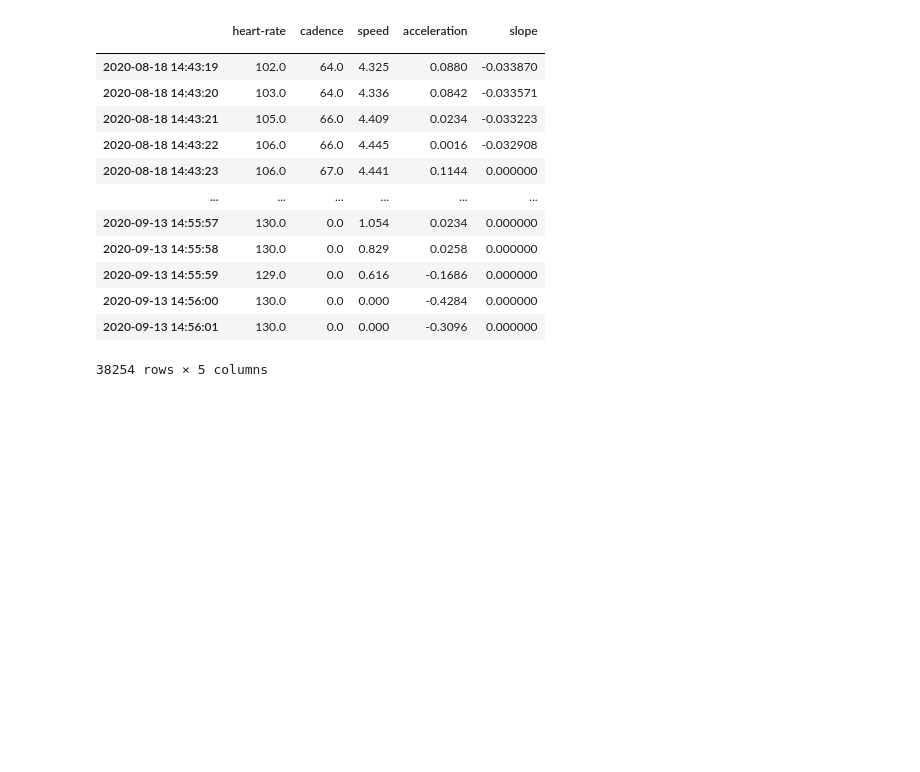
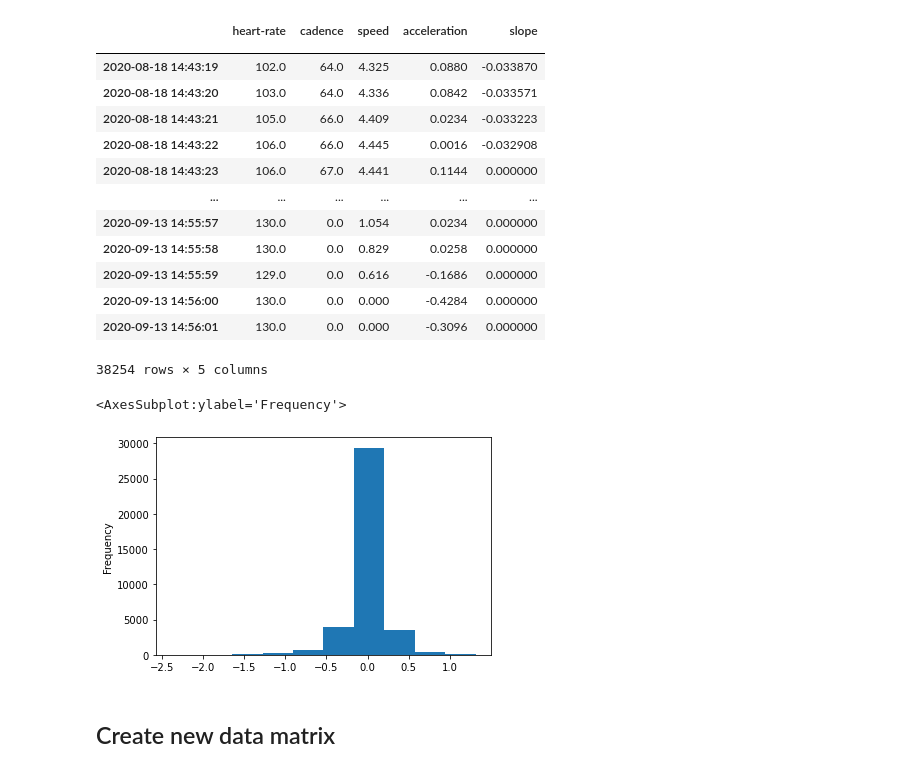
Before and after one commit to szalmaf/Machine-Learning-in-Python-with-scikit-learn, a Jupyter notebook: 0714_Wrap-up_Quiz_Model_evaluation.ipynb, the cells around one changed output. Cells and saved outputs as stored; diff of their text form; code cells hidden in the pictures; blank space fills up the shorter version.

```diff
--- a/0714_Wrap-up_Quiz_Model_evaluation.ipynb
+++ b/0714_Wrap-up_Quiz_Model_evaluation.ipynb
@@ -32,3 +41,10 @@ data
 | 2020-09-13 14:56:00 | 130.0 | 0.0 | 0.000 | -0.4284 | 0.000000 |
 | 2020-09-13 14:56:01 | 130.0 | 0.0 | 0.000 | -0.3096 | 0.000000 |
 38254 rows × 5 columns
+# %%
+data['acceleration'].plot.hist()
+# %% [output]
+<AxesSubplot:ylabel='Frequency'>
+[figure, added]
+# %% [markdown]
+## Create new data matrix
```
Also changed, not shown: parts of 60 cells of this notebook.
